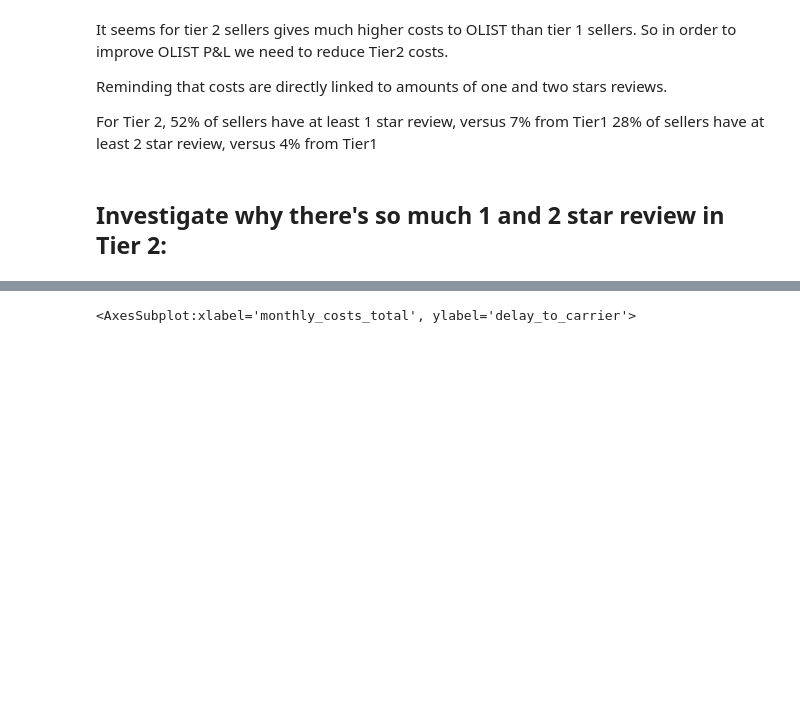
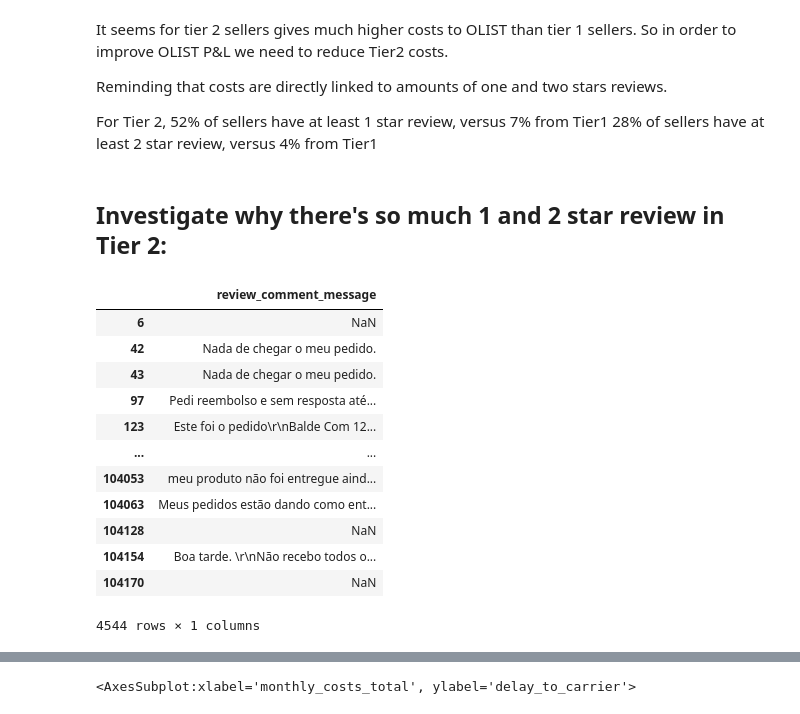
Before and after one commit to LouiseDantas/OLIST, a Jupyter notebook: olist_rev.ipynb, the cells around one changed output, grey strips where cells are left out. Drawn from its saved outputs; the diff is of its cells as text; code cells hidden in the pictures; blank space fills up the shorter version.

```diff
--- a/olist_rev.ipynb
+++ b/olist_rev.ipynb
@@ -289,3 +309,25 @@ perc_tier1_2star=sorted_sellers[sorted_sellers['Tier']=='tier_1'][sorted_sellers
 perc_tier2_2star=sorted_sellers[sorted_sellers['Tier']=='tier_2'][sorted_sellers[sorted_sellers['Tier']=='tier_2']['share_of_two_stars']>0]['share_of_two_stars'].count()/sorted_sellers[sorted_sellers['Tier']=='tier_2']['share_of_two_stars'].count()
 # %% [markdown]
 ## Investigate why there's so much 1 and 2 star review in Tier 2:
+# %%
+tier_2_list=tier_2['seller_id'].tolist()
+boolean_series_tier_2 = order_review.seller_id.isin(tier_2_list)
+review_neg_sellers_tier2=order_review[boolean_series_tier_2]
+# %%
+tier_2_reviews=review_neg_sellers_tier2.copy()
+# %%
+tier_2_reviews[tier_2_reviews['review_score']==1][['review_comment_message']]
+# %% [output]
+|  | review_comment_message |
+| 6 | NaN |
+| 42 | Nada de chegar o meu pedido. |
+| 43 | Nada de chegar o meu pedido. |
+| 97 | Pedi reembolso e sem resposta até... |
+| 123 | Este foi o pedido\r\nBalde Com 12... |
+| ... | ... |
+| 104053 | meu produto não foi entregue aind... |
+| 104063 | Meus pedidos estão dando como ent... |
+| 104128 | NaN |
+| 104154 | Boa tarde. \r\nNão recebo todos o... |
+| 104170 | NaN |
+4544 rows × 1 columns
```
Also changed, not shown: parts of 7 cells of this notebook.
